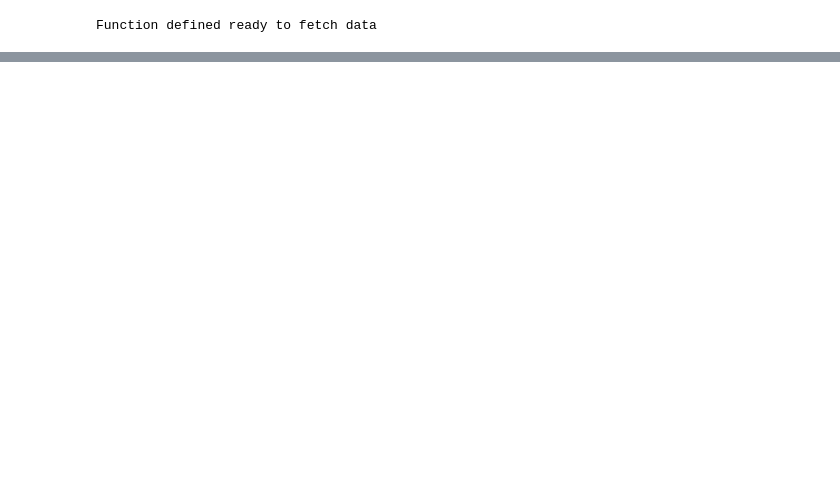
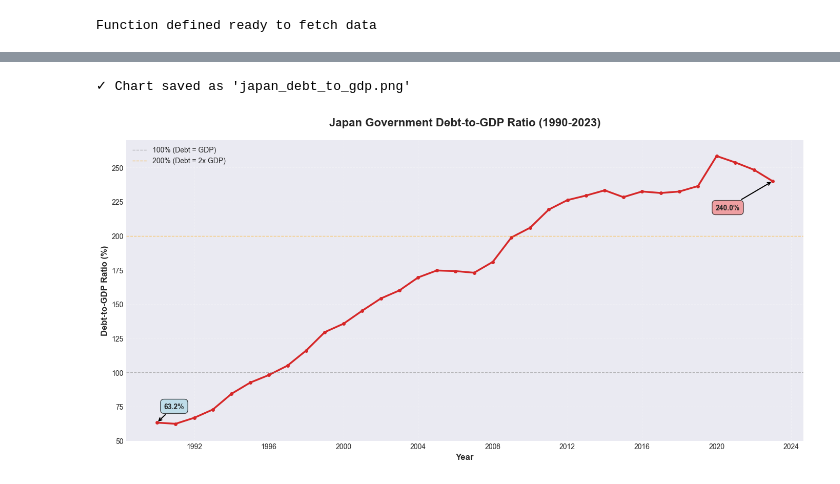
Before and after one commit to alpcakin/substack-japan-debt-analysis, a Jupyter notebook: japan_debt_analysis.ipynb, the cells around one changed output, grey strips where cells are left out. Drawn from its saved outputs; the diff is of its cells as text; code cells hidden in the pictures; blank space fills up the shorter version.

Commit message:
GDP-TO-DEPT Fetching data and Plotting the Graph

```diff
--- a/japan_debt_analysis.ipynb
+++ b/japan_debt_analysis.ipynb
@@ -54,0 +79,20 @@ Function defined ready to fetch data
+# %%
+observations = debt_data_raw['observations']
+df_debt = pd.DataFrame(observations)
+
+print( "Raw Dataframe:")
+print(df_debt.head())
+print(f"\nData types: \n{df_debt.dtypes}")
+print(f"\nDataFrame shape:  {df_debt.shape}")
+
+df_debt['date'] = pd.to_datetime(df_debt['date'])
+df_debt['value'] = pd.to_numeric(df_debt['value'], errors='coerce')
+df_debt = df_debt.rename(columns={'value': 'debt_to_gdp'})
+df_debt = df_debt[["date", "debt_to_gdp"]]
+df_debt = df_debt.dropna()
+df_debt = df_debt.sort_values(by='date').reset_index(drop=True)
+
+print("Processed Dataframe:")
+print(df_debt.head())
+print(f"\nDate range: {df_debt['date'].min()} to {df_debt['date'].max()}")
+print(f"Debt-to-GDP range: {df_debt['debt_to_gdp'].min():.1f}% to {df_debt['debt_to_gdp'].max():.1f}%")
@@ -54,0 +117,60 @@ Function defined ready to fetch data
+# %%
+
+fig, ax = plt.subplots(figsize=(14, 7))
+
+
+ax.plot(df_debt['date'], df_debt['debt_to_gdp'],
+        linewidth=2.5, color='#d62728', marker='o', markersize=4)
+
+
+ax.set_title('Japan Government Debt-to-GDP Ratio (1990-2023)',
+             fontsize=16, fontweight='bold', pad=20)
+ax.set_xlabel('Year', fontsize=12, fontweight='bold')
+ax.set_ylabel('Debt-to-GDP Ratio (%)', fontsize=12, fontweight='bold')
+
+
+ax.grid(True, alpha=0.3, linestyle='--')
+
+
+ax.axhline(y=100, color='gray', linestyle='--', linewidth=1, alpha=0.5, label='100% (Debt = GDP)')
+ax.axhline(y=200, color='orange', linestyle='--', linewidth=1, alpha=0.5, label='200% (Debt = 2x GDP)')
+
+
+ax.annotate(f'{df_debt.iloc[0]["debt_to_gdp"]:.1f}%',
+            xy=(df_debt.iloc[0]['date'], df_debt.iloc[0]['debt_to_gdp']),
+            xytext=(10, 20), textcoords='offset points',
+            fontsize=10, fontweight='bold',
+            bbox=dict(boxstyle='round,pad=0.5', facecolor='lightblue', alpha=0.7),
+            arrowprops=dict(arrowstyle='->', color='black', lw=1.5))
+
+
+ax.annotate(f'{df_debt.iloc[-1]["debt_to_gdp"]:.1f}%',
+            xy=(df_debt.iloc[-1]['date'], df_debt.iloc[-1]['debt_to_gdp']),
+            xytext=(-80, -40), textcoords='offset points',
+            fontsize=10, fontweight='bold',
+            bbox=dict(boxstyle='round,pad=0.5', facecolor='lightcoral', alpha=0.7),
+            arrowprops=dict(arrowstyle='->', color='black', lw=1.5))
+
+
+ax.legend(loc='upper left', fontsize=10)
+
+
+ax.set_ylim(50, 270)
+
+
+plt.tight_layout()
+
+
+plt.savefig('japan_debt_to_gdp.png', dpi=300, bbox_inches='tight')
+print("✓ Chart saved as 'japan_debt_to_gdp.png'")
+
+plt.show()
+
+print("\n📊 Summary Statistics:")
+print(f"Starting Debt-to-GDP (1990): {df_debt.iloc[0]['debt_to_gdp']:.1f}%")
+print(f"Current Debt-to-GDP (2023): {df_debt.iloc[-1]['debt_to_gdp']:.1f}%")
+print(f"Increase: {df_debt.iloc[-1]['debt_to_gdp'] - df_debt.iloc[0]['debt_to_gdp']:.1f} percentage points")
+print(f"Growth rate: {((df_debt.iloc[-1]['debt_to_gdp'] / df_debt.iloc[0]['debt_to_gdp']) - 1) * 100:.1f}%")
+# %% [output]
+✓ Chart saved as 'japan_debt_to_gdp.png'
+[figure, added]
```
Also changed, not shown: parts of 5 cells of this notebook, 1 other file.
